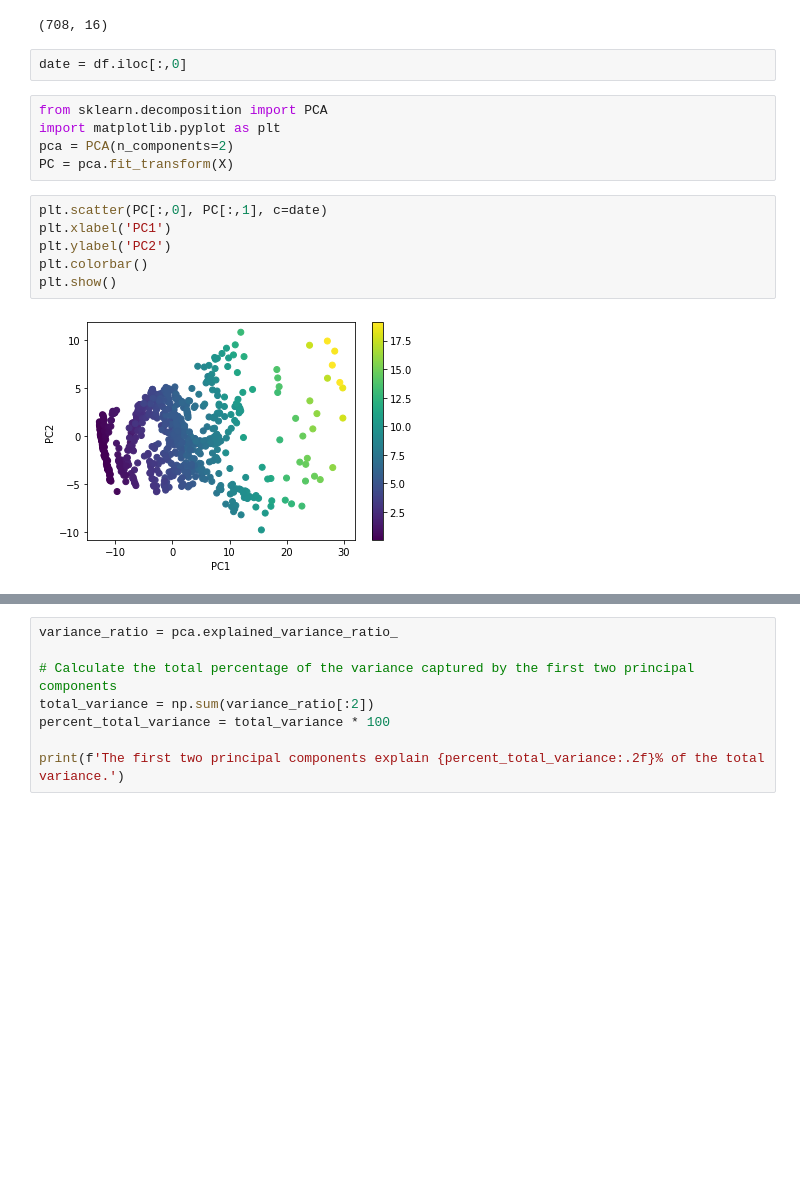
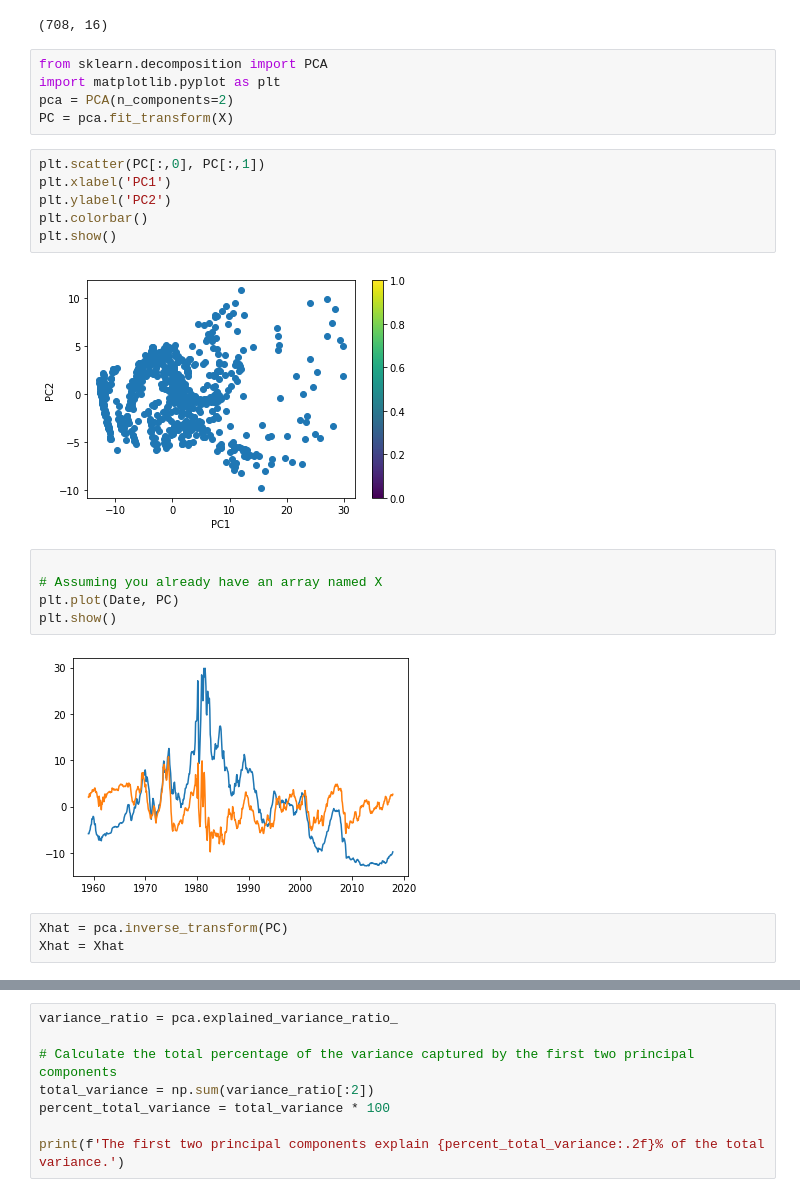
Before and after one commit to McNelis-CMML/ML_2023-BSP, a Jupyter notebook: USInterestRate1.ipynb, the cells around one changed output, grey strips where cells are left out. Cells and saved outputs as stored; diff of their text form; blank space fills up the shorter version.

```diff
--- a/USInterestRate1.ipynb
+++ b/USInterestRate1.ipynb
@@ -27,19 +51,27 @@ X = df.iloc[:, 1:].values
 print(X.shape)
 # %% [output]
 (708, 16)
-# %%
-date = df.iloc[:,0]
 # %%
 from sklearn.decomposition import PCA
 import matplotlib.pyplot as plt
 pca = PCA(n_components=2)
 PC = pca.fit_transform(X)
 # %%
-plt.scatter(PC[:,0], PC[:,1], c=date)
+plt.scatter(PC[:,0], PC[:,1])
 plt.xlabel('PC1')
 plt.ylabel('PC2')
 plt.colorbar()
 plt.show()
 # %% [output]
-[figure, old version]
+[figure, new version]
+# %%
+
+# Assuming you already have an array named X
+plt.plot(Date, PC)
+plt.show()
+# %% [output]
+[figure, added]
+# %%
+Xhat = pca.inverse_transform(PC)
+Xhat = Xhat
 # %%
```
Also changed, not shown: parts of 9 cells of this notebook.
